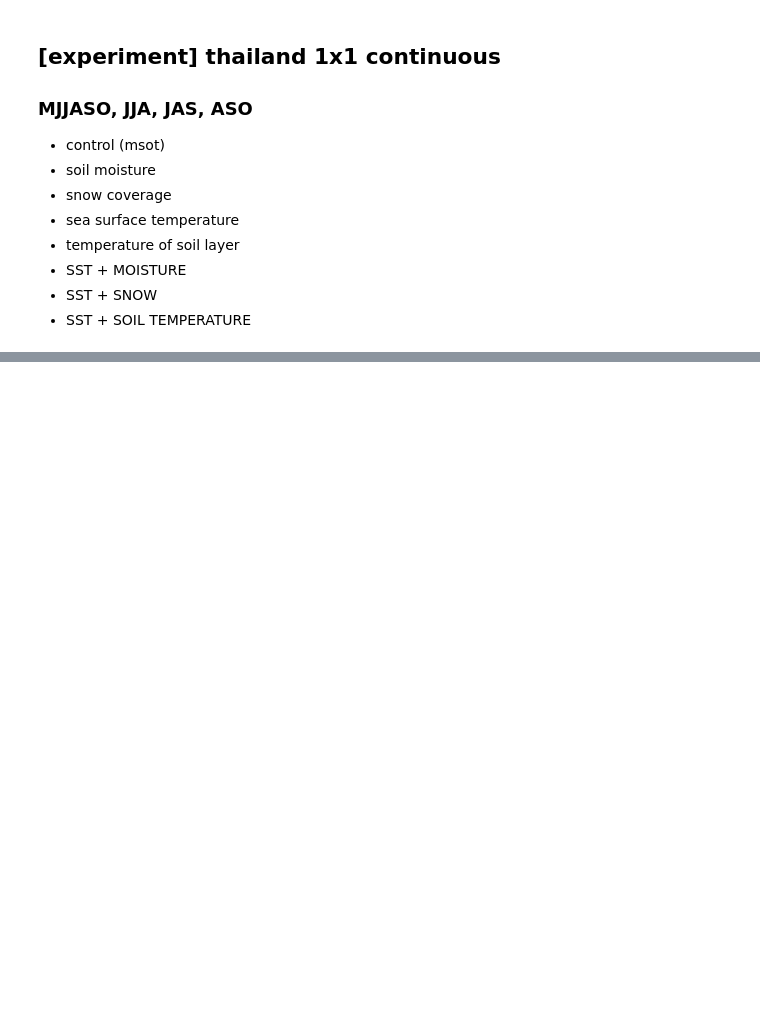
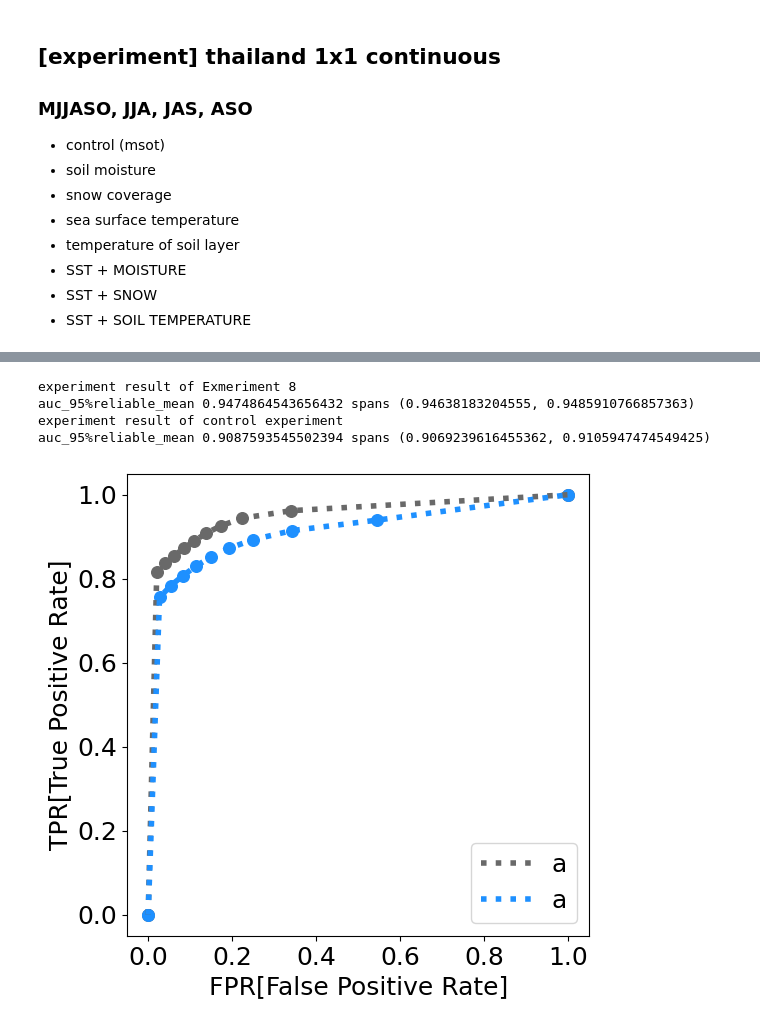
Before and after one commit to HalKiyo/ryzen5900_jupyter_test, a Jupyter notebook: test_workspace/cnn3_test/thai_roc_curve_comparison.ipynb, the cells around one changed output, grey strips where cells are left out. Drawn from its saved outputs; the diff is of its cells as text; code cells hidden in the pictures; blank space fills up the shorter version.

```diff
--- a/test_workspace/cnn3_test/thai_roc_curve_comparison.ipynb
+++ b/test_workspace/cnn3_test/thai_roc_curve_comparison.ipynb
@@ -250,0 +253,31 @@ auc_95%reliable_mean 0.872307299372288 spans (0.869922099642478, 0.8746924991020
+# %%
+input_path_list = [val_msot_MJJASO,
+                   val_o_MJJASO,
+                  ]
+result_path_list = [result_msot_MJJASO,
+                    result_o_MJJASO,
+                   ]
+#name_list = ['msot', 'o', 'm', 't', 's']
+name_list = ['Exmeriment 8', 'control experiment']
+color_list = ['dimgrey', 'dodgerblue']
+
+# result_mean has (11, 2)shape
+roc_list = []
+auc_list = []
+for inp, res, name in zip(input_path_list, result_path_list, name_list):
+    print(f"experiment result of {name}")
+    x_val, y_val, pred = load_pred(inp, res)
+    result, result_mean, auc_all, mean_auc = auc_sample_mean(pred.T, y_val)
+    roc_list.append(result_mean)
+    auc_list.append(mean_auc)
+roc_array = np.array(roc_list)
+auc_array = np.array(auc_list)
+
+# draw comparison graphs
+draw_roc_curve(roc_array, auc_array, name_list, color_list)
+# %% [output]
+experiment result of Exmeriment 8
+auc_95%reliable_mean 0.9474864543656432 spans (0.94638183204555, 0.9485910766857363)
+experiment result of control experiment
+auc_95%reliable_mean 0.9087593545502394 spans (0.9069239616455362, 0.9105947474549425)
+[figure, added]
```
Also changed, not shown: parts of 2 cells of this notebook.
